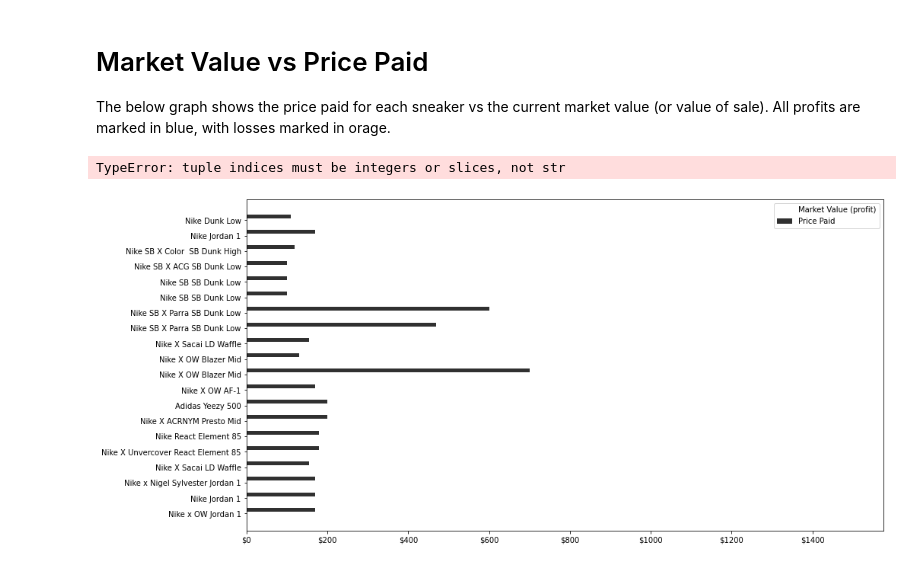
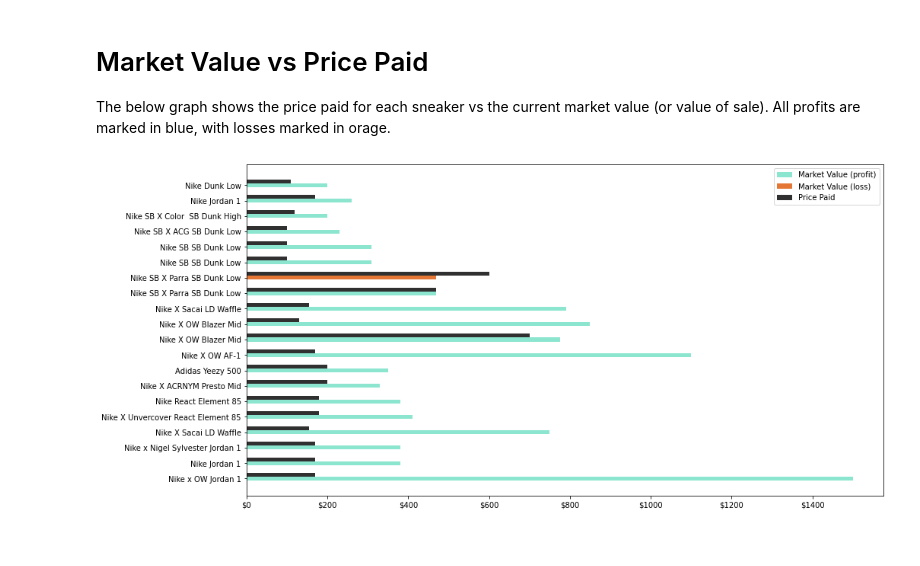
Before and after one commit to lck3nny/Portfolio, a Jupyter notebook: files/SNKRS.ipynb, the cells around one changed output. Saved outputs shown, nothing was run; the diff lists cells and outputs as text; code cells hidden in the pictures.

Commit message:
Finished python code for profit-loss graph and implemented general snkrs page layout

```diff
--- a/files/SNKRS.ipynb
+++ b/files/SNKRS.ipynb
@@ -15,8 +12,15 @@ col_3 = "#303030"
-# %%
-col_cv = []
-col_pp = []
-for x in my_snkrs.iterrows():
-    print(x)
-    break;
-# %% [output]
-TypeError: tuple indices must be integers or slices, not str
+# %%
+col_1 = "#8CE5CF"
+col_2 = "#E47736"
+
+col_4 = "#303030"
+# %%
+col_cv = []
+col_pp = []
+for x, row in my_snkrs.iterrows():
+    if(row['Profit'] >= 0):
+        col_cv.append(col_1)
+        col_pp.append(col_4)
+    else:
+        col_cv.append(col_2)
+        col_pp.append(col_4)
@@ -23,29 +31,32 @@ TypeError: tuple indices must be integers or slices, not str
 # %%
 N = len(my_snkrs.index)
 
 current_val = list(my_snkrs['Current Val (CAD)'])
 
 ind = np.arange(N)  # the x locations for the groups
 width = 0.25       # the width of the bars
 
 fig, ax = plt.subplots(figsize=(15,8))
 
 rects1 = ax.barh(ind, current_val, width, color=col_cv)
 
 
 price_paid = list(my_snkrs['Price Paid (CAD)'])
 
 rects2 = ax.barh(ind + width, price_paid, width, color=col_mp)
 
 # add some text for labels, title and axes ticks
 ax.xaxis.set_major_formatter('${x:1.0f}')
 ax.set_yticks(np.arange(N))
 ax.set_yticklabels(list(my_snkrs['Brand'] + " " + my_snkrs['Model'] ))
 
+extra = Rectangle((0, 0), 1, 1, fc=col_2, fill=True, edgecolor='none', linewidth=0)
 
-ax.legend((rects1[0], rects2[0]), ('Market Value (profit)', 'Price Paid'))
+# ax.legend((rects1[0], rects2[0]), ('Market Value (profit)', 'Price Paid'))
+ax.legend((rects1[0], extra, rects2[0]), ('Market Value (profit)', 'Market Value (loss)', 'Price Paid'))
 
-plt.savefig("sneaker_stocks1.png")
+
+plt.savefig("sneaker_stocks1.jpg")
 plt.show()
 # %% [output]
-[figure, old version]
+[figure, new version]
```
Also changed, not shown: parts of 3 cells of this notebook, 12 other files.
